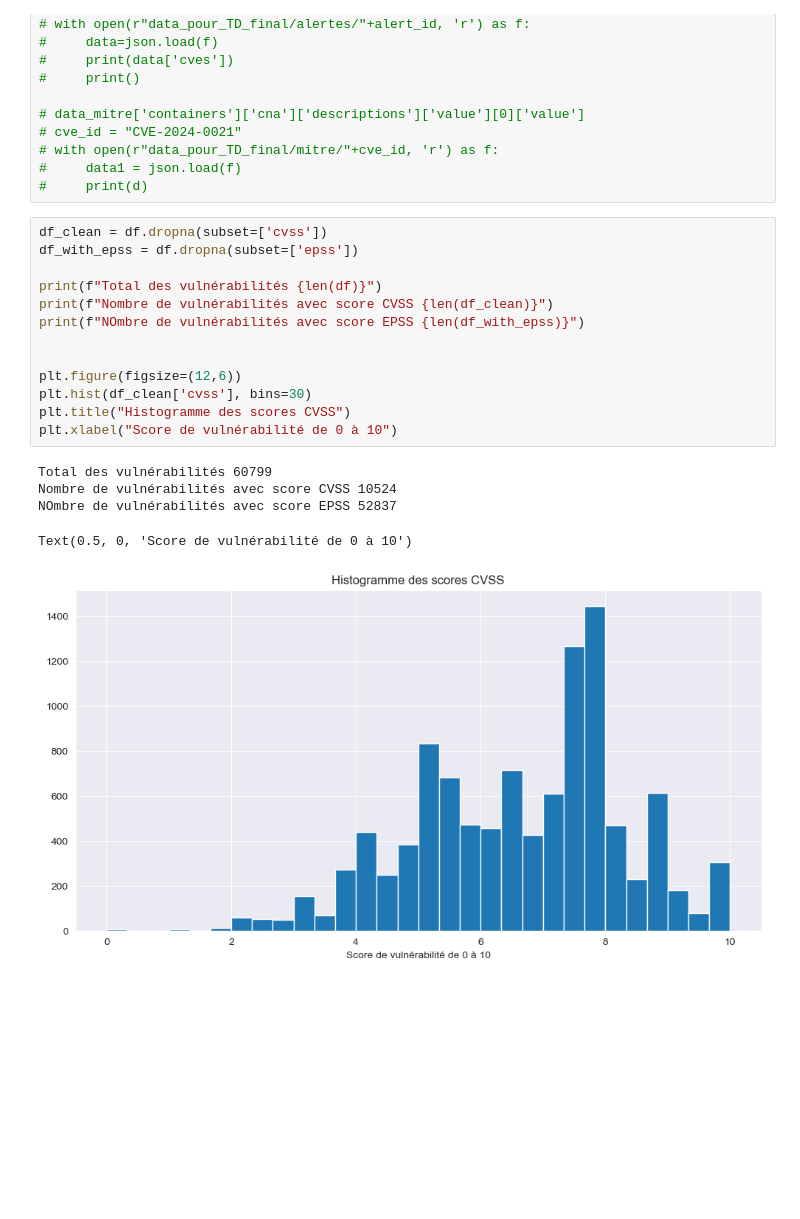
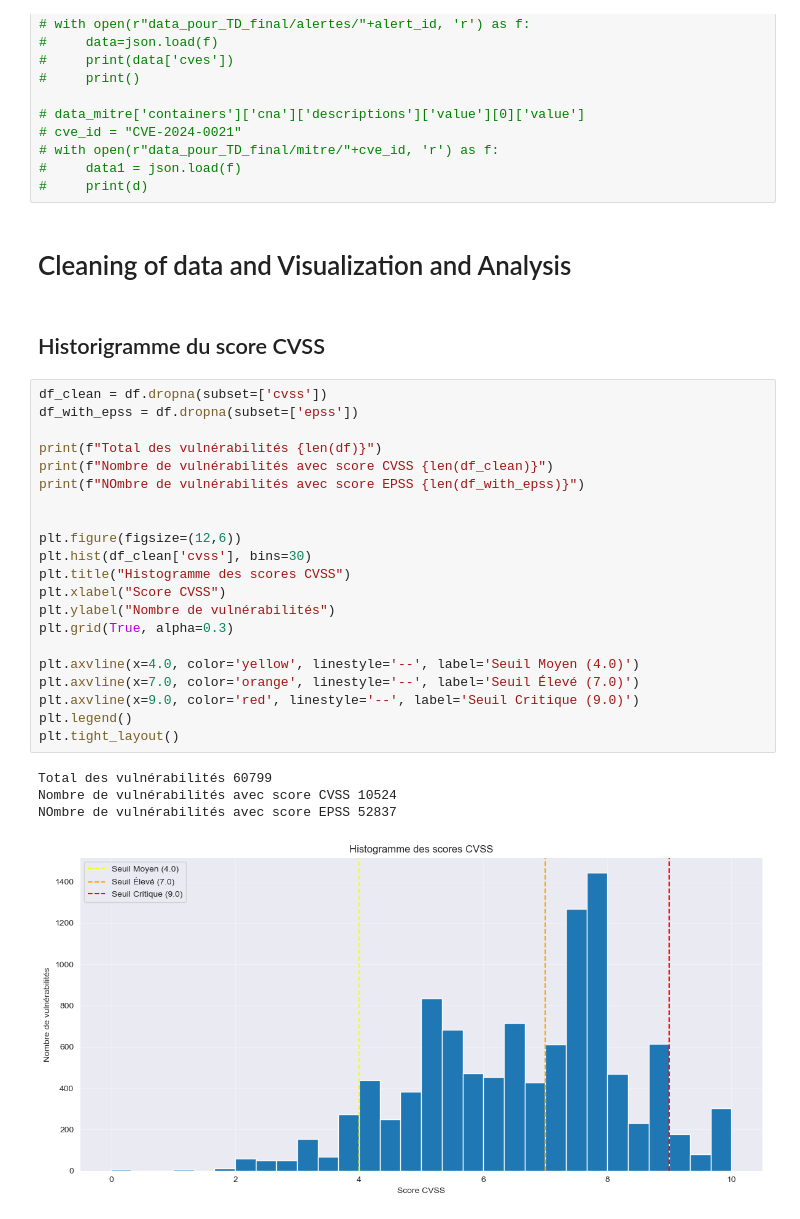
Before and after one commit to iri-rsl/ANSSI-Mastercamp, a Jupyter notebook: TD_final.ipynb, the cells around one changed output. Drawn from its saved outputs; the diff is of its cells as text; blank space fills up the shorter version.

```diff
--- a/TD_final.ipynb
+++ b/TD_final.ipynb
@@ -222,22 +222,33 @@ df[10377:11000]
 # with open(r"data_pour_TD_final/mitre/"+cve_id, 'r') as f:
 #     data1 = json.load(f)
 #     print(d)
+# %% [markdown]
+# Cleaning of data and Visualization and Analysis
+# %% [markdown]
+## Historigramme du score CVSS
 # %%
 df_clean = df.dropna(subset=['cvss'])
 df_with_epss = df.dropna(subset=['epss'])
 
 print(f"Total des vulnérabilités {len(df)}")
 print(f"Nombre de vulnérabilités avec score CVSS {len(df_clean)}")
 print(f"NOmbre de vulnérabilités avec score EPSS {len(df_with_epss)}")
 
 
 plt.figure(figsize=(12,6))
 plt.hist(df_clean['cvss'], bins=30)
 plt.title("Histogramme des scores CVSS")
-plt.xlabel("Score de vulnérabilité de 0 à 10")
+plt.xlabel("Score CVSS")
+plt.ylabel("Nombre de vulnérabilités")
+plt.grid(True, alpha=0.3)
+
+plt.axvline(x=4.0, color='yellow', linestyle='--', label='Seuil Moyen (4.0)')
+plt.axvline(x=7.0, color='orange', linestyle='--', label='Seuil Élevé (7.0)')
+plt.axvline(x=9.0, color='red', linestyle='--', label='Seuil Critique (9.0)')
+plt.legend()
+plt.tight_layout()
 # %% [output]
 Total des vulnérabilités 60799
 Nombre de vulnérabilités avec score CVSS 10524
 NOmbre de vulnérabilités avec score EPSS 52837
-Text(0.5, 0, 'Score de vulnérabilité de 0 à 10')
-[figure, old version]
+[figure, new version]
```
Also changed, not shown: parts of 2 cells of this notebook, 1 other file.
